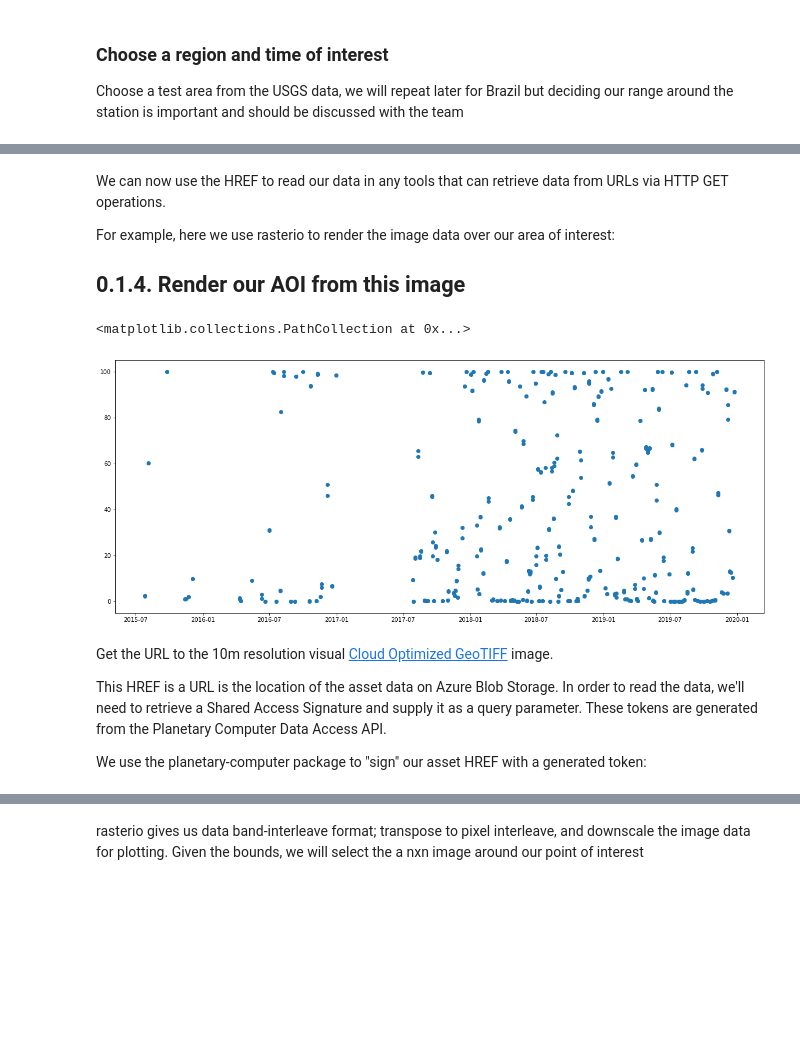
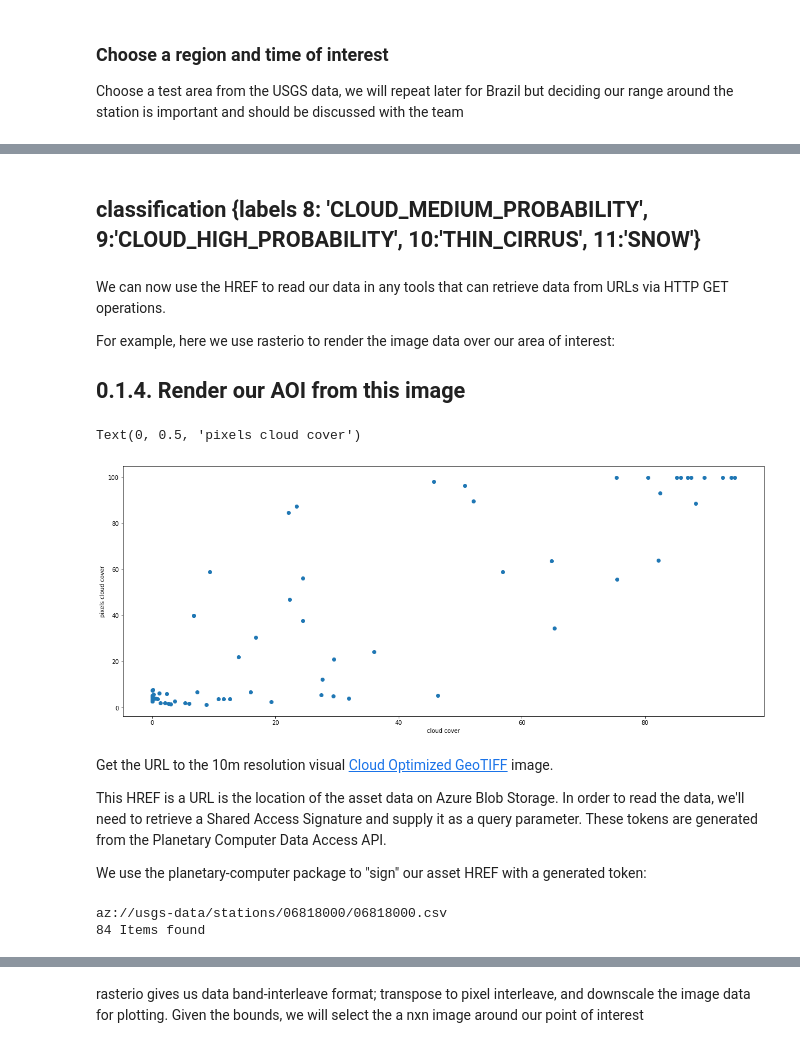
Before and after one commit to csp-inc/fluvius, a Jupyter notebook: notebooks/03a-Image-Join.ipynb, the cells around one changed output, grey strips where cells are left out. Saved outputs shown, nothing was run; the diff lists cells and outputs as text; code cells hidden in the pictures; blank space fills up the shorter version.

Commit message:
created cloud meta data

```diff
--- a/notebooks/03a-Image-Join.ipynb
+++ b/notebooks/03a-Image-Join.ipynb
@@ -31,7 +31,6 @@ from rasterio import windows
 from rasterio import features
 from rasterio import warp
 
-import numpy as np
 from PIL import Image
 import matplotlib.pyplot as plt
 
@@ -52,7 +51,7 @@ crs = {'init': 'epsg:4326'}
 gdf = gpd.GeoDataFrame(filtered_station_df,\
                        geometry=gpd.points_from_xy(filtered_station_df.Longitude, filtered_station_df.Latitude))
 buffer_style = {'round':1,'flat':2,'square':3}
-buffer = 0.025
+buffer = 0.005
 gdf.geometry = gdf.geometry.buffer(buffer, cap_style = buffer_style['square'], resolution=1)
 
 gdf = gdf.drop_duplicates()
@@ -122,6 +121,6 @@ def chip_cloud_analysis(scl):
 # %%
-#iterate here
-for i, station in gdf.iterrows():
+#iterate here for writing the data
+for i, station in gdf[22:23].iterrows():
     url = f'az://{container}/stations/{str(station.site_no).zfill(8)}_data.csv' #zero pad 8 digits for site_no
     df = pd.read_csv(url, storage_options=storage_options)
     df['Date-Time'] = pd.to_datetime(df['Date-Time'])
@@ -142,5 +141,5 @@ for i, station in gdf.iterrows():
     #write everything out
     site = str(station['site_no']).zfill(8)
     write_url = f'az://{container}/stations/{site}/{site}.csv'
-    df.to_csv(write_url, storage_options=storage_options)
+    #df.to_csv(write_url, storage_options=storage_options)
 # %% [output]
@@ -160,3 +163,5 @@ We would be filtering based on the total number of class number >7
+# %% [markdown]
+## classification {labels 8: 'CLOUD_MEDIUM_PROBABILITY', 9:'CLOUD_HIGH_PROBABILITY', 10:'THIN_CIRRUS', 11:'SNOW'}
 # %%
 scene_query = df.iloc[2] #here we are testing for a cloud threshold
 #loop here
@@ -170,16 +175,36 @@ For example, here we use rasterio to render the image data over our area of inte
 ## 0.1.4. Render our AOI from this image
 # %%
 f, ax = plt.subplots(1,1,figsize=(20,8))
-ax.scatter(df['Date-Time'],df['Chip Cloud Pct'])
+ax.scatter(df['Cloud Cover'],df['Chip Cloud Pct'])
+ax.set_xlabel('cloud cover')
+ax.set_ylabel('pixels cloud cover')
 # %% [output]
-<matplotlib.collections.PathCollection at 0x...>
+Text(0, 0.5, 'pixels cloud cover')
-[figure, old version]
+[figure, new version]
 # %% [markdown]
 Get the URL to the 10m resolution visual [Cloud Optimized GeoTIFF](https://www.cogeo.org/) image.
 
 This HREF is a URL is the location of the asset data on Azure Blob Storage. In order to read the data, we'll need to retrieve a Shared Access Signature and supply it as a query parameter. These tokens are generated from the Planetary Computer Data Access API.
 
 We use the planetary-computer package to "sign" our asset HREF with a generated token:
+# %%
+for i, station in gdf.iterrows():
+    site = str(station.site_no).zfill(8)
+    url = f'az://{container}/stations/{site}/{site}.csv'
+    print(url)
+    df = pd.read_csv(url, storage_options=storage_options)
+    df['Date-Time'] = pd.to_datetime(df['Date-Time'])
+    df = df.sort_values(by='Date-Time')
+    #Define the aoi and time range to filter images with.
+    area_of_interest, time_of_interest = get_spacetime_bounds(station)
+    search = build_catalog(area_of_interest, time_of_interest)
+    scene_query = df.iloc[1] #here we are testing for a cloud threshold
+    #loop here
+    visual_href = pc.sign(scene_query['visual-href'])
+    scl_href = pc.sign(scene_query['scl-href'])
+# %% [output]
+az://usgs-data/stations/06818000/06818000.csv
+84 Items found
 # %%
 with rasterio.open(scl_href) as ds:
     aoi_bounds = features.bounds(area_of_interest)
```
Also changed, not shown: parts of 12 cells of this notebook, 2 other files.
